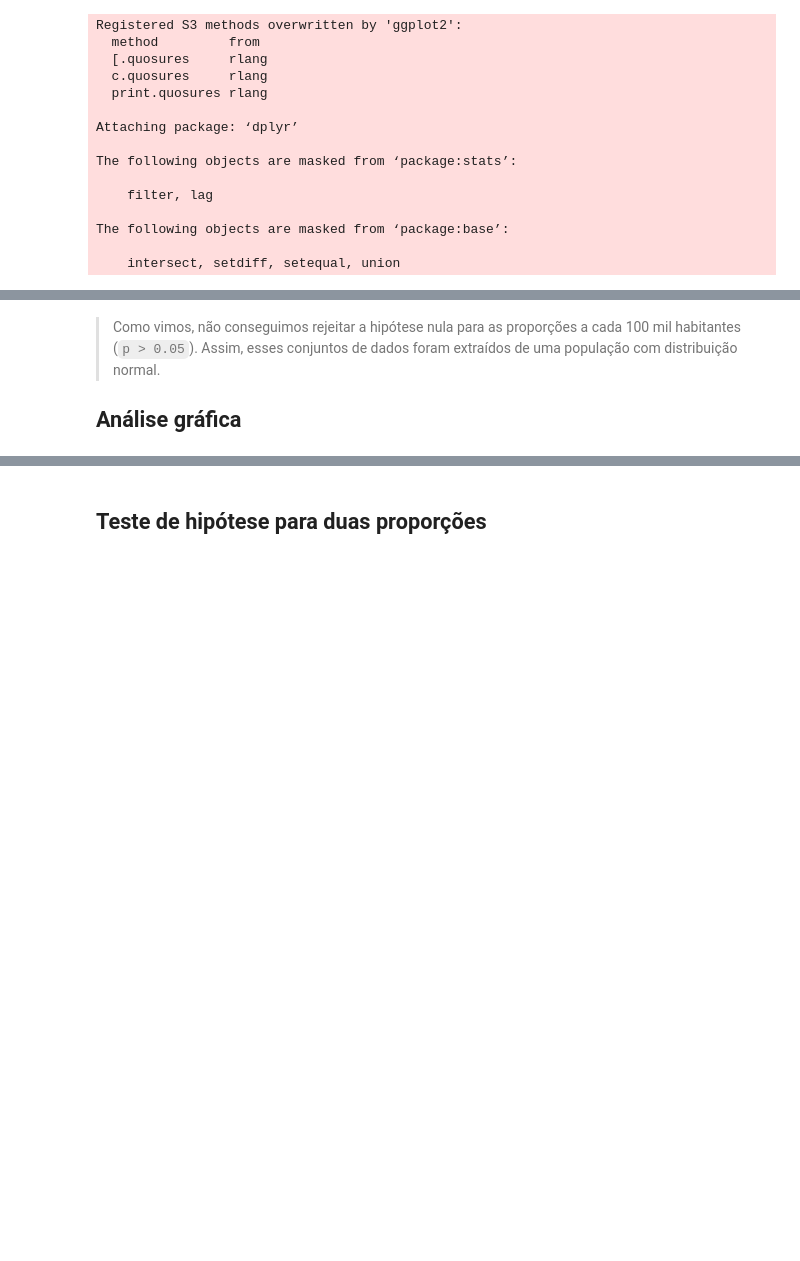
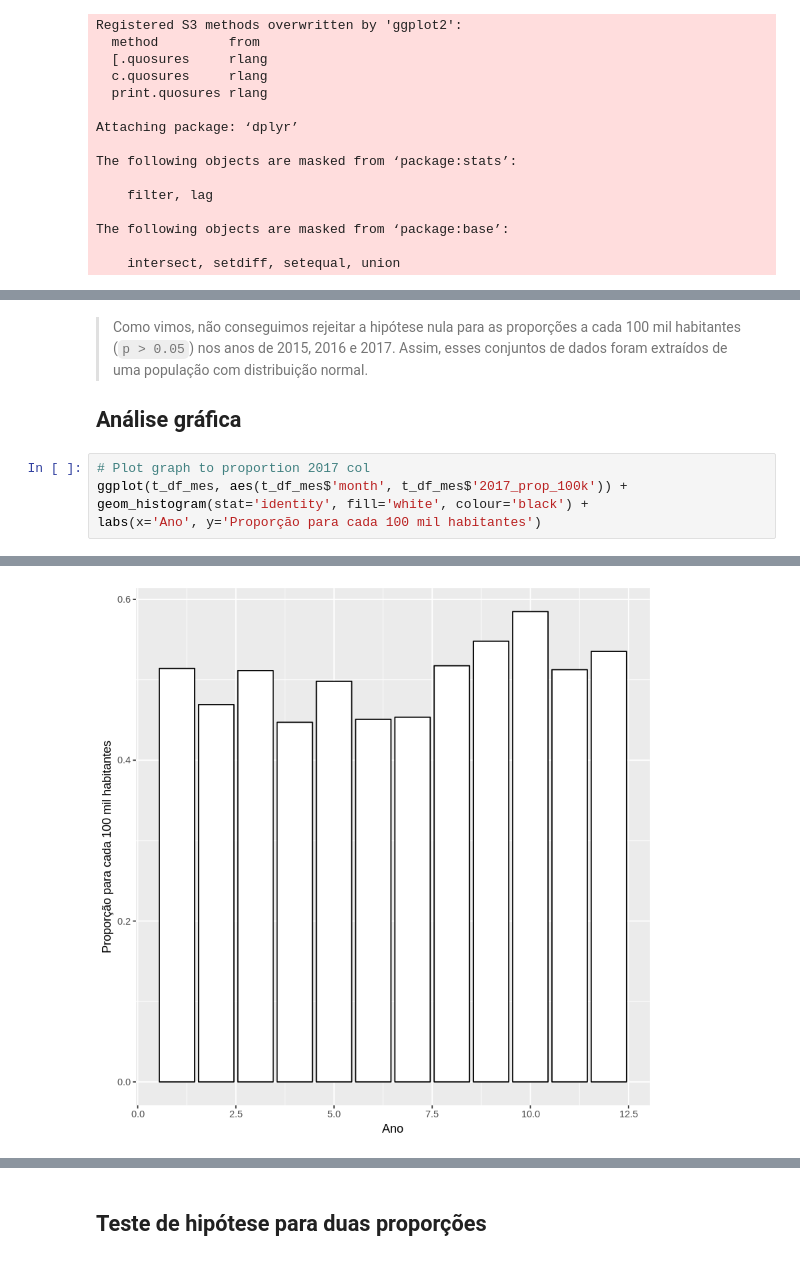
Before and after one commit to geocarvalho/IN1100, a Jupyter notebook: IN1119/stat_project.ipynb, the cells around one changed output, grey strips where cells are left out. Saved outputs shown, nothing was run; the diff lists cells and outputs as text; blank space fills up the shorter version.

```diff
--- a/IN1119/stat_project.ipynb
+++ b/IN1119/stat_project.ipynb
@@ -66,4 +130,10 @@ alternative hypothesis: two-sided
 # %% [markdown]
-> Como vimos, não conseguimos rejeitar a hipótese nula para as proporções a cada 100 mil habitantes (`p > 0.05`). Assim, esses conjuntos de dados foram extraídos de uma população com distribuição normal.
+> Como vimos, não conseguimos rejeitar a hipótese nula para as proporções a cada 100 mil habitantes (`p > 0.05`) nos anos de 2015, 2016 e 2017. Assim, esses conjuntos de dados foram extraídos de uma população com distribuição normal.
 
 ## Análise gráfica
+# %%
+# Plot graph to proportion 2017 col
+ggplot(t_df_mes, aes(t_df_mes$'month', t_df_mes$'2017_prop_100k')) +
+geom_histogram(stat='identity', fill='white', colour='black') +
+labs(x='Ano', y='Proporção para cada 100 mil habitantes')
+# %% [output]
@@ -69,0 +142 @@ alternative hypothesis: two-sided
+[figure, added]
```
Also changed, not shown: parts of 25 cells of this notebook.
